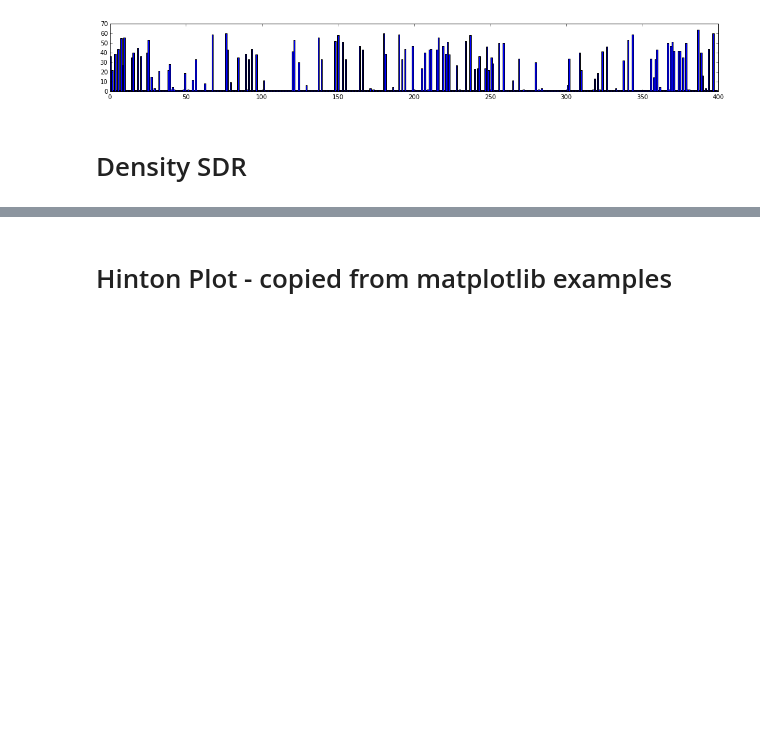
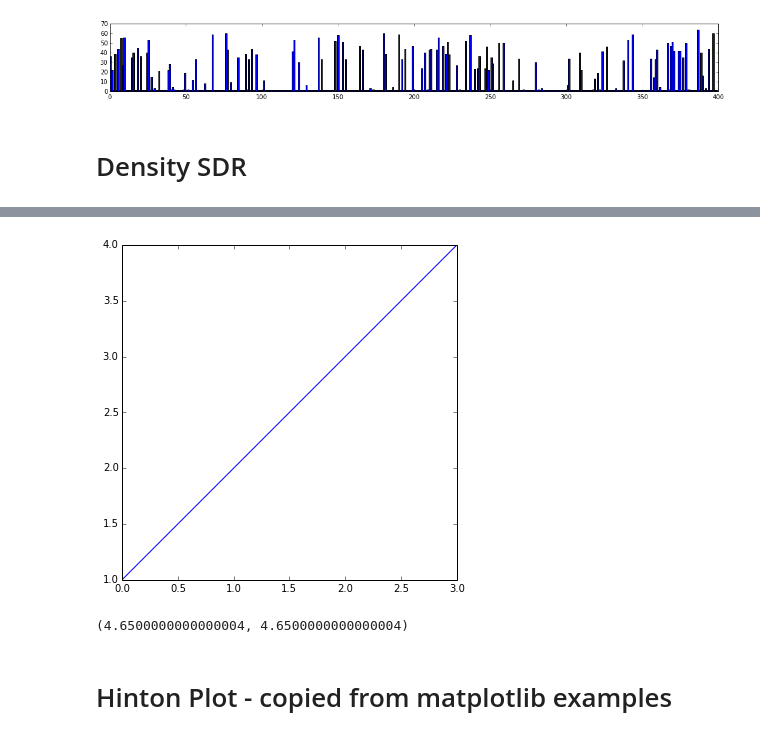
Before and after one commit to rhuairahrighairidh/nitpick, a Jupyter notebook: development/PlottingExperiments.ipynb, the cells around one changed output, grey strips where cells are left out. Cells and saved outputs as stored; diff of their text form; code cells hidden in the pictures; blank space fills up the shorter version.

```diff
--- a/development/PlottingExperiments.ipynb
+++ b/development/PlottingExperiments.ipynb
@@ -214,3 +308,14 @@ plots.densityOrderedSDRPlot(aC)
+# %%
+plt.plot([1,2,3,4])
+f=plt.gcf()
+a=plt.gca()
+f.set_size_inches(6,6)
+# %% [output]
+[figure, added]
+# %%
+get_ax_size(f,a,units='inches')
+# %% [output]
+(4.6500000000000004, 4.6500000000000004)
 # %% [markdown]
 # Hinton Plot - copied from matplotlib examples
 # %%
```
Also changed, not shown: parts of 7 cells of this notebook, 13 other files.
